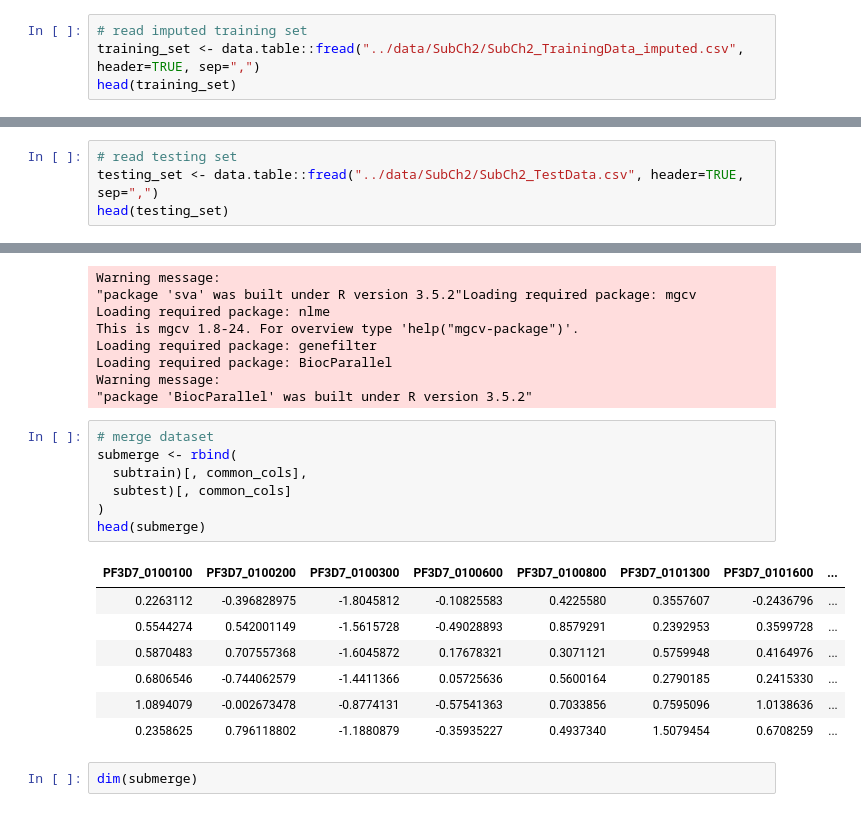
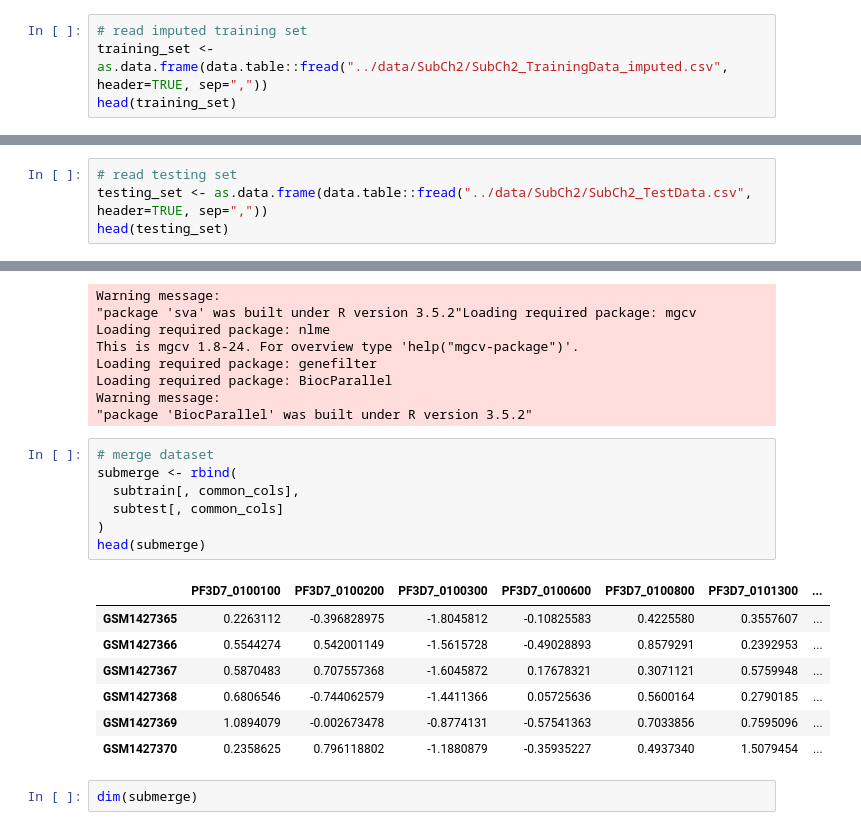
Before and after one commit to EpistasisLab/malaria-challenge, a Jupyter notebook: preprocess/integrate-datasets.ipynb, the cells around one changed output, grey strips where cells are left out. Drawn from its saved outputs; the diff is of its cells as text.

```diff
--- a/preprocess/integrate-datasets.ipynb
+++ b/preprocess/integrate-datasets.ipynb
@@ -1,6 +1,6 @@
 # %%
 # read imputed training set
-training_set <- data.table::fread("../data/SubCh2/SubCh2_TrainingData_imputed.csv",  header=TRUE, sep=",")
+training_set <- as.data.frame(data.table::fread("../data/SubCh2/SubCh2_TrainingData_imputed.csv",  header=TRUE, sep=","))
 head(training_set)
 # %% [output]
 | Asexual.stage..hpi. | PF3D7_0100100 | PF3D7_0100200 | PF3D7_0100300 | PF3D7_0100600 | PF3D7_0100800 | PF3D7_0101300 | ... |
@@ -12,7 +12,7 @@ head(training_set)
 | 18 | 0.2358625 | 0.796118802 | -1.1880879 | -0.35935227 | 0.4937340 | 1.5079454 | ... |
 # %%
 # read testing set
-testing_set <- data.table::fread("../data/SubCh2/SubCh2_TestData.csv", header=TRUE, sep=",")
+testing_set <- as.data.frame(data.table::fread("../data/SubCh2/SubCh2_TestData.csv", header=TRUE, sep=","))
 head(testing_set)
 # %% [output]
 | Sample_Names | Country | Asexual_Stage | Isolate | Timepoint | Treatment | BioRep | MAL1.465720.465873.bc..rv.. | ... |
@@ -93,18 +93,18 @@ Warning message:
 # %%
 # merge dataset
 submerge <- rbind(
-  subtrain)[, common_cols],
-  subtest)[, common_cols]
+  subtrain[, common_cols],
+  subtest[, common_cols]
 )
 head(submerge)
 # %% [output]
-| PF3D7_0100100 | PF3D7_0100200 | PF3D7_0100300 | PF3D7_0100600 | PF3D7_0100800 | PF3D7_0101300 | PF3D7_0101600 | ... |
-| 0.2263112 | -0.396828975 | -1.8045812 | -0.10825583 | 0.4225580 | 0.3557607 | -0.2436796 | ... |
-| 0.5544274 | 0.542001149 | -1.5615728 | -0.49028893 | 0.8579291 | 0.2392953 | 0.3599728 | ... |
-| 0.5870483 | 0.707557368 | -1.6045872 | 0.17678321 | 0.3071121 | 0.5759948 | 0.4164976 | ... |
-| 0.6806546 | -0.744062579 | -1.4411366 | 0.05725636 | 0.5600164 | 0.2790185 | 0.2415330 | ... |
-| 1.0894079 | -0.002673478 | -0.8774131 | -0.57541363 | 0.7033856 | 0.7595096 | 1.0138636 | ... |
-| 0.2358625 | 0.796118802 | -1.1880879 | -0.35935227 | 0.4937340 | 1.5079454 | 0.6708259 | ... |
+|  | PF3D7_0100100 | PF3D7_0100200 | PF3D7_0100300 | PF3D7_0100600 | PF3D7_0100800 | PF3D7_0101300 | ... |
+| GSM1427365 | 0.2263112 | -0.396828975 | -1.8045812 | -0.10825583 | 0.4225580 | 0.3557607 | ... |
+| GSM1427366 | 0.5544274 | 0.542001149 | -1.5615728 | -0.49028893 | 0.8579291 | 0.2392953 | ... |
+| GSM1427367 | 0.5870483 | 0.707557368 | -1.6045872 | 0.17678321 | 0.3071121 | 0.5759948 | ... |
+| GSM1427368 | 0.6806546 | -0.744062579 | -1.4411366 | 0.05725636 | 0.5600164 | 0.2790185 | ... |
+| GSM1427369 | 1.0894079 | -0.002673478 | -0.8774131 | -0.57541363 | 0.7033856 | 0.7595096 | ... |
+| GSM1427370 | 0.2358625 | 0.796118802 | -1.1880879 | -0.35935227 | 0.4937340 | 1.5079454 | ... |
 # %%
 dim(submerge)
 # %% [output]
```
Also changed, not shown: parts of 11 cells of this notebook.
